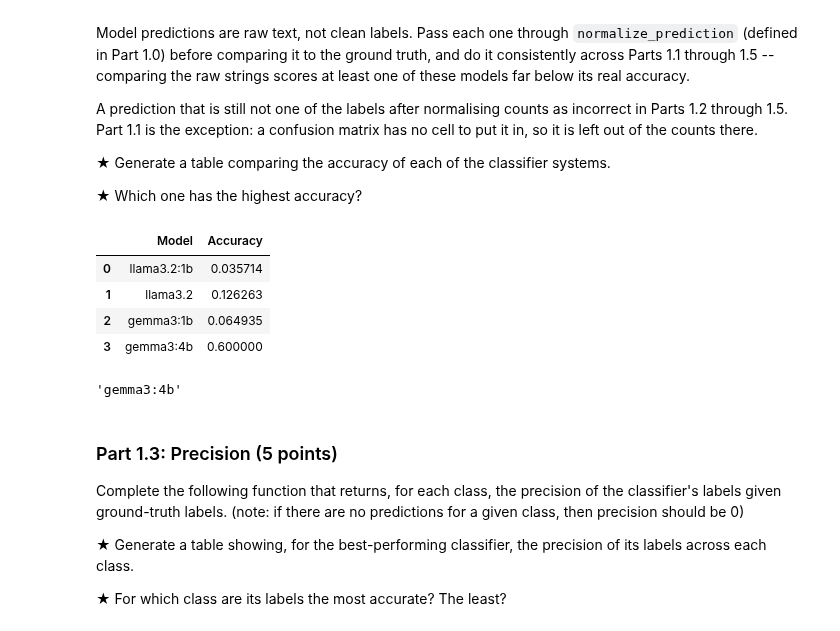
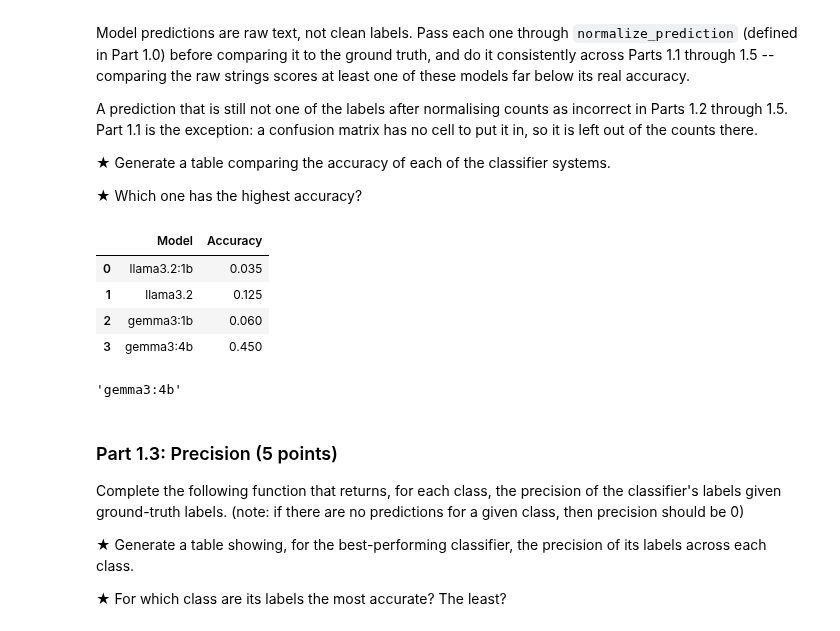
Before and after one commit to B03C9DED28E4/Audio-Tutorial-EECS183A-Fall-25, a Jupyter notebook: HW1.ipynb, the cells around one changed output. Drawn from its saved outputs; the diff is of its cells as text; code cells hidden in the pictures.

```diff
--- a/HW1.ipynb
+++ b/HW1.ipynb
@@ -350,7 +350,7 @@ import matplotlib.pyplot as plt
 
 def part1_1_cm(x: DataFrame, y: str):
     return confusion_matrix(
-            y_true = x["newsgroup"],y_pred= x[f"predictions_{y}"],labels=labels)
+            y_true = x["newsgroup"],y_pred= x[f"predictions_{y}"].map(normalize_prediction),labels=labels)
 
 def part_1_1_vis(cm, y=None):
       fig, ax = plt.subplots(figsize=(10, 10))
@@ -466,43 +466,35 @@ matrix has no cell to put it in, so it is left out of the counts there.
 # %%
 import numpy as np
 
 def part1_2_acc(x: DataFrame, y: str) -> float:
-
-    # TODO: Implement this function
-
-    cm = part1_1_cm(x, y)
-
-    total = cm.sum()
-
-    diag = np.diag(cm).sum()
-
-    return diag/ total
+    pred = x[f"predictions_{y}"].map(normalize_prediction)
+    return (pred == x["newsgroup"]).mean()
 
 part1_2_acc(classification_data, "llama3.2:1b")
 
 accuracies: dict[str, float] = dict()
 
 for model in models:
 
     accuracies[model] = part1_2_acc(classification_data, model)
 
 save_results(accuracies, "results/accuracies.json")
 
 accuracy_table = pd.DataFrame(
     accuracies.items(),
     columns=["Model", "Accuracy"]
 )
 
 display(accuracy_table)
 best_model = max(accuracies, key=lambda k: accuracies[k]) # TODO: Which model performed the best?
 
 best_model
 # %% [output]
 |  | Model | Accuracy |
-| 0 | llama3.2:1b | 0.035714 |
-| 1 | llama3.2 | 0.126263 |
-| 2 | gemma3:1b | 0.064935 |
-| 3 | gemma3:4b | 0.600000 |
+| 0 | llama3.2:1b | 0.035 |
+| 1 | llama3.2 | 0.125 |
+| 2 | gemma3:1b | 0.060 |
+| 3 | gemma3:4b | 0.450 |
 'gemma3:4b'
 # %% [markdown]
 ### Part 1.3: Precision (5 points)
```
Also changed, not shown: parts of 1 cell of this notebook.
